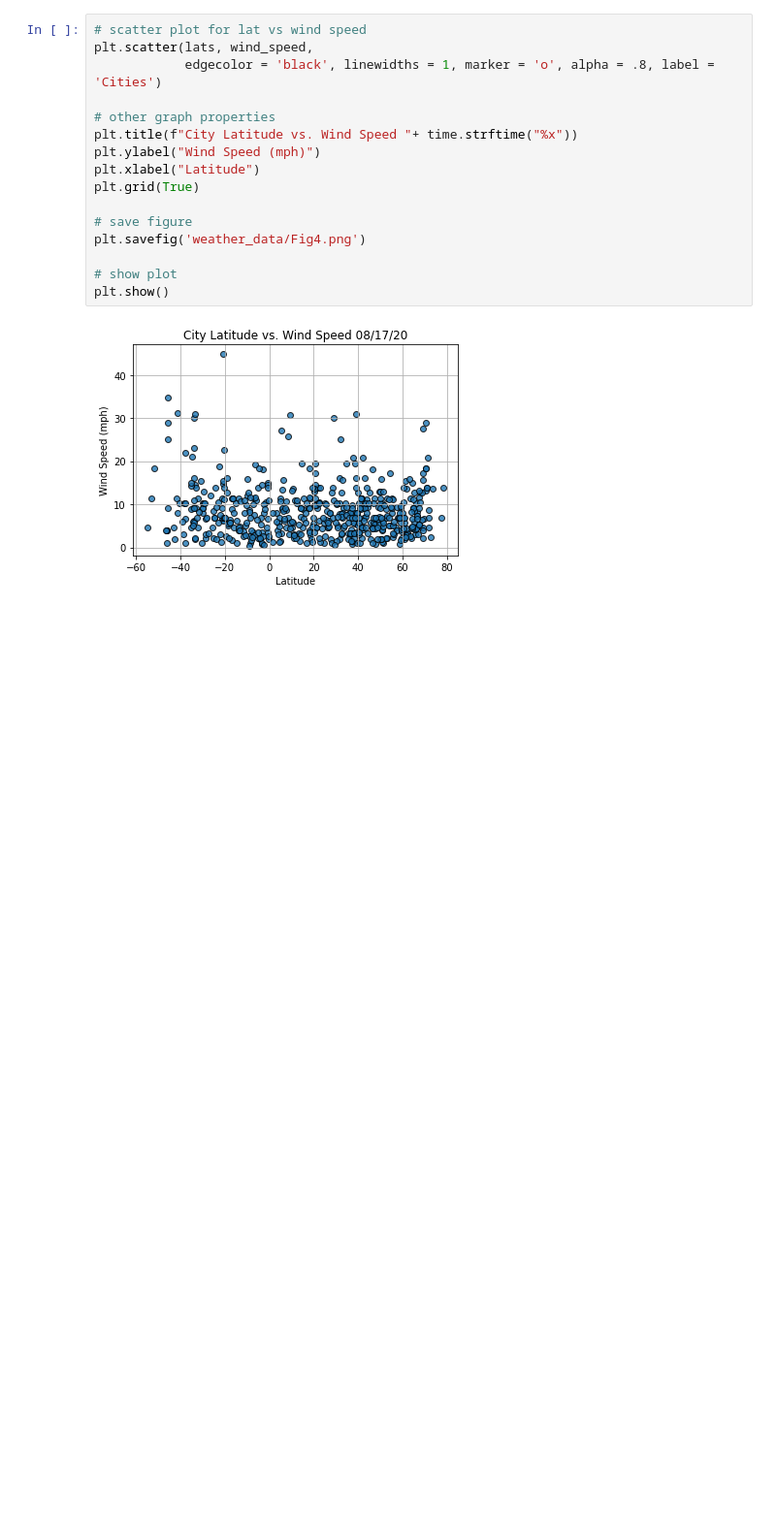
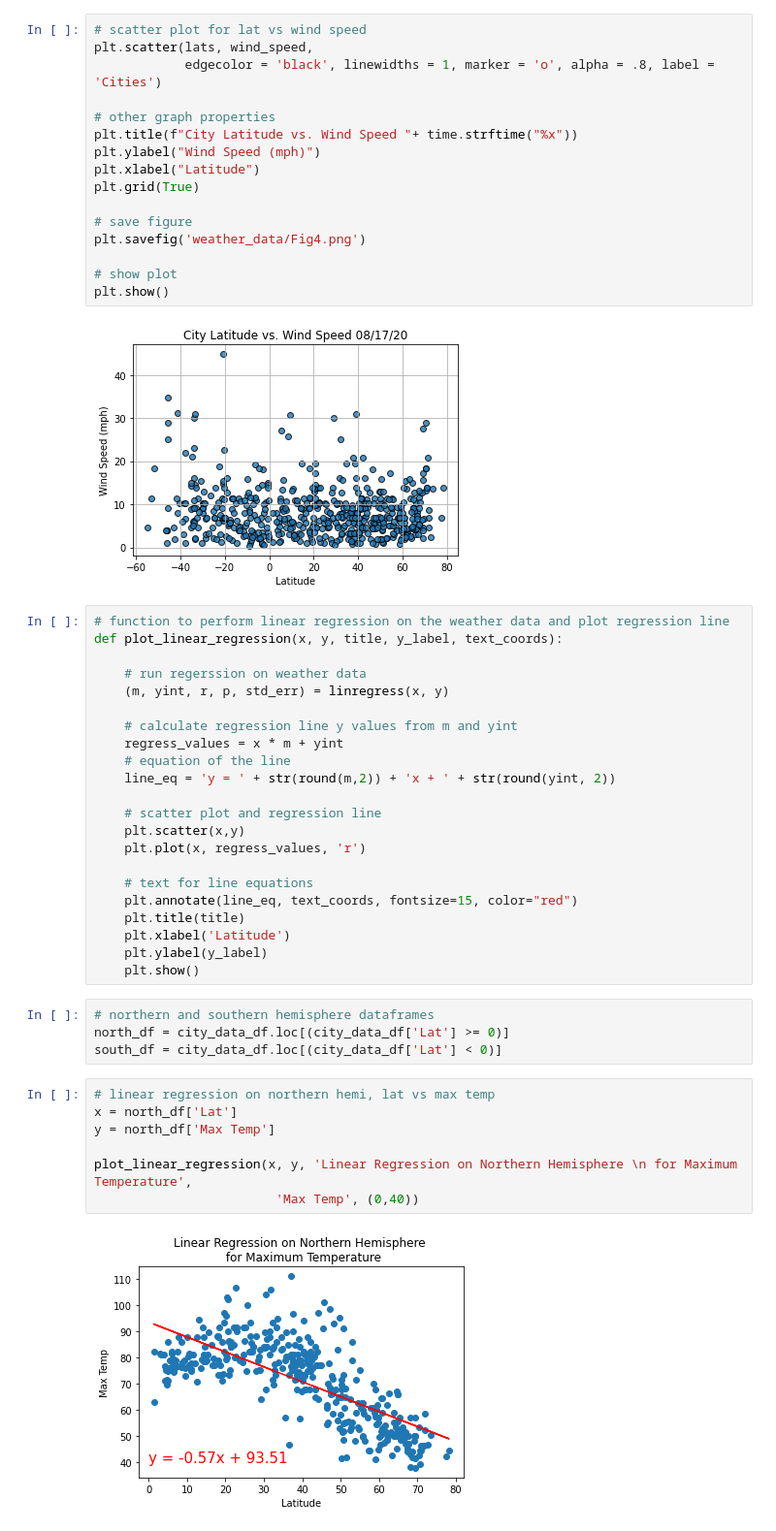
Before and after one commit to vyu821/world-weather-analysis, a Jupyter notebook: WeatherPy.ipynb, the cells around one changed output. Shown at 97% size. Cells and saved outputs as stored; diff of their text form; blank space fills up the shorter version.

Commit message:
generated scatter plots and regression lines for each metric for each hemisphere

```diff
--- a/WeatherPy.ipynb
+++ b/WeatherPy.ipynb
@@ -240,3 +241,38 @@ plt.savefig('weather_data/Fig4.png')
 plt.show()
 # %% [output]
 [figure]
+# %%
+# function to perform linear regression on the weather data and plot regression line
+def plot_linear_regression(x, y, title, y_label, text_coords):
+
+    # run regerssion on weather data
+    (m, yint, r, p, std_err) = linregress(x, y)
+
+    # calculate regression line y values from m and yint
+    regress_values = x * m + yint
+    # equation of the line
+    line_eq = 'y = ' + str(round(m,2)) + 'x + ' + str(round(yint, 2))
+
+    # scatter plot and regression line
+    plt.scatter(x,y)
+    plt.plot(x, regress_values, 'r')
+
+    # text for line equations
+    plt.annotate(line_eq, text_coords, fontsize=15, color="red")
+    plt.title(title)
+    plt.xlabel('Latitude')
+    plt.ylabel(y_label)
+    plt.show()
+# %%
+# northern and southern hemisphere dataframes
+north_df = city_data_df.loc[(city_data_df['Lat'] >= 0)]
+south_df = city_data_df.loc[(city_data_df['Lat'] < 0)]
+# %%
+# linear regression on northern hemi, lat vs max temp
+x = north_df['Lat']
+y = north_df['Max Temp']
+
+plot_linear_regression(x, y, 'Linear Regression on Northern Hemisphere \n for Maximum Temperature',
+                        'Max Temp', (0,40))
+# %% [output]
+[figure, added]
```
Also changed, not shown: parts of 8 cells of this notebook.
